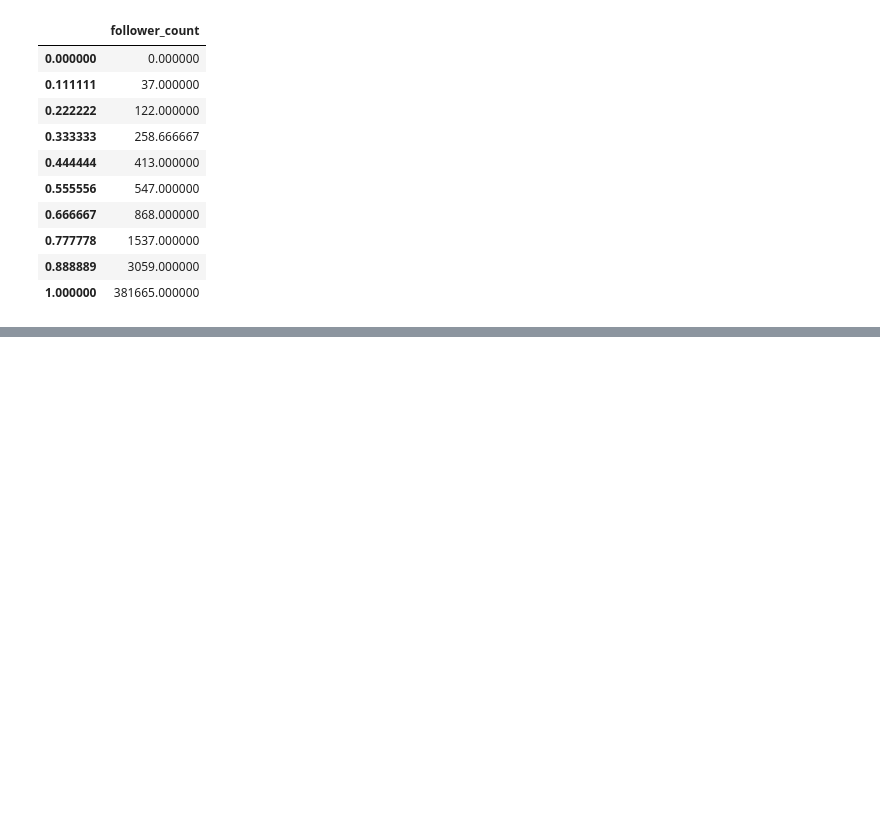
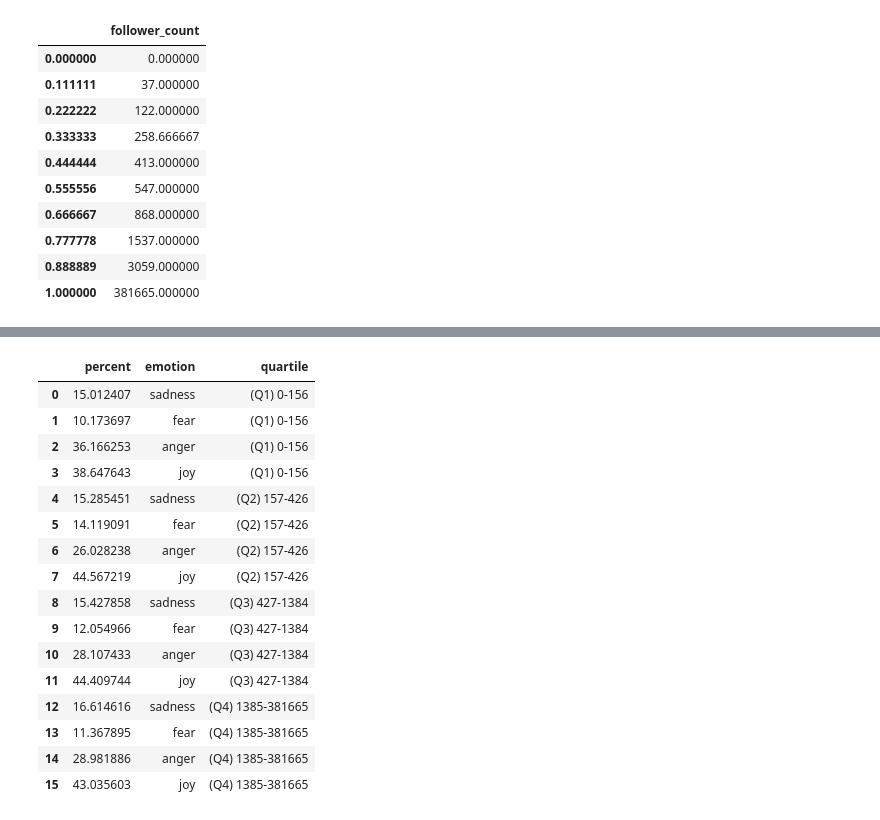
Before and after one commit to paolofesta/prove, a Jupyter notebook: TESI.ipynb, the cells around one changed output, grey strips where cells are left out. Saved outputs shown, nothing was run; the diff lists cells and outputs as text; code cells hidden in the pictures; blank space fills up the shorter version.

```diff
--- a/TESI.ipynb
+++ b/TESI.ipynb
@@ -630,0 +661,22 @@ print()
+# %%
+z={'percent':[(242/1612)*100,(164/1612)*100,(583/1612)*100,(623/1612)*100,(249/1629)*100,(230/1629)*100,(424/1629)*100,(726/1629)*100,(247/1601)*100,(193/1601)*100,(450/1601)*100,(711/1601)*100,(266/1601)*100,(182/1601)*100,(464/1601)*100,(689/1601)*100],'emotion':['sadness','fear','anger','joy','sadness','fear','anger','joy','sadness','fear','anger','joy','sadness','fear','anger','joy'],'quartile':['(Q1) 0-156','(Q1) 0-156','(Q1) 0-156','(Q1) 0-156','(Q2) 157-426','(Q2) 157-426','(Q2) 157-426','(Q2) 157-426','(Q3) 427-1384','(Q3) 427-1384','(Q3) 427-1384','(Q3) 427-1384','(Q4) 1385-381665','(Q4) 1385-381665','(Q4) 1385-381665','(Q4) 1385-381665']}
+df1=pd.DataFrame(data=z)
+df1
+# %% [output]
+|  | percent | emotion | quartile |
+| 0 | 15.012407 | sadness | (Q1) 0-156 |
+| 1 | 10.173697 | fear | (Q1) 0-156 |
+| 2 | 36.166253 | anger | (Q1) 0-156 |
+| 3 | 38.647643 | joy | (Q1) 0-156 |
+| 4 | 15.285451 | sadness | (Q2) 157-426 |
+| 5 | 14.119091 | fear | (Q2) 157-426 |
+| 6 | 26.028238 | anger | (Q2) 157-426 |
+| 7 | 44.567219 | joy | (Q2) 157-426 |
+| 8 | 15.427858 | sadness | (Q3) 427-1384 |
+| 9 | 12.054966 | fear | (Q3) 427-1384 |
+| 10 | 28.107433 | anger | (Q3) 427-1384 |
+| 11 | 44.409744 | joy | (Q3) 427-1384 |
+| 12 | 16.614616 | sadness | (Q4) 1385-381665 |
+| 13 | 11.367895 | fear | (Q4) 1385-381665 |
+| 14 | 28.981886 | anger | (Q4) 1385-381665 |
+| 15 | 43.035603 | joy | (Q4) 1385-381665 |
```
Also changed, not shown: parts of 7 cells of this notebook.
